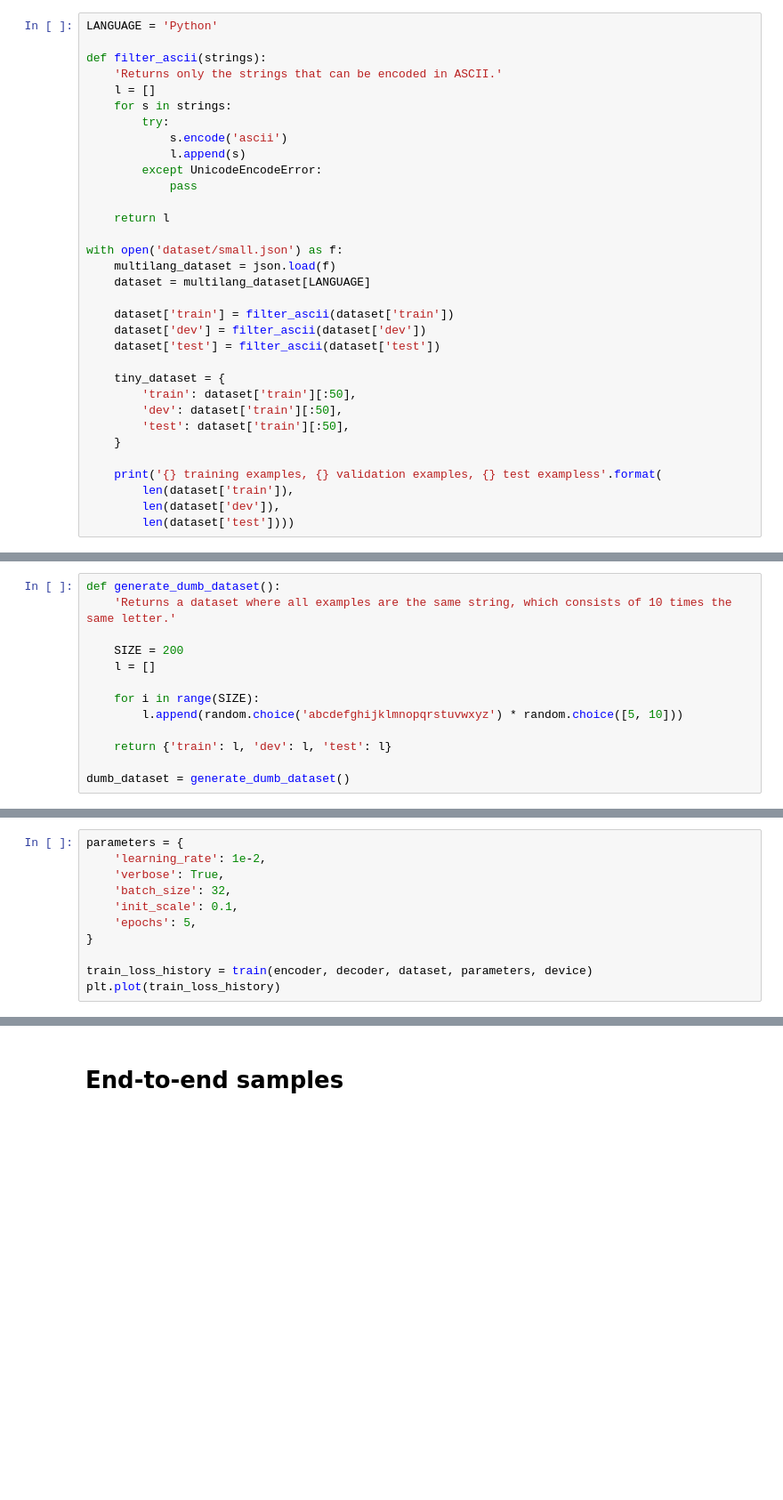
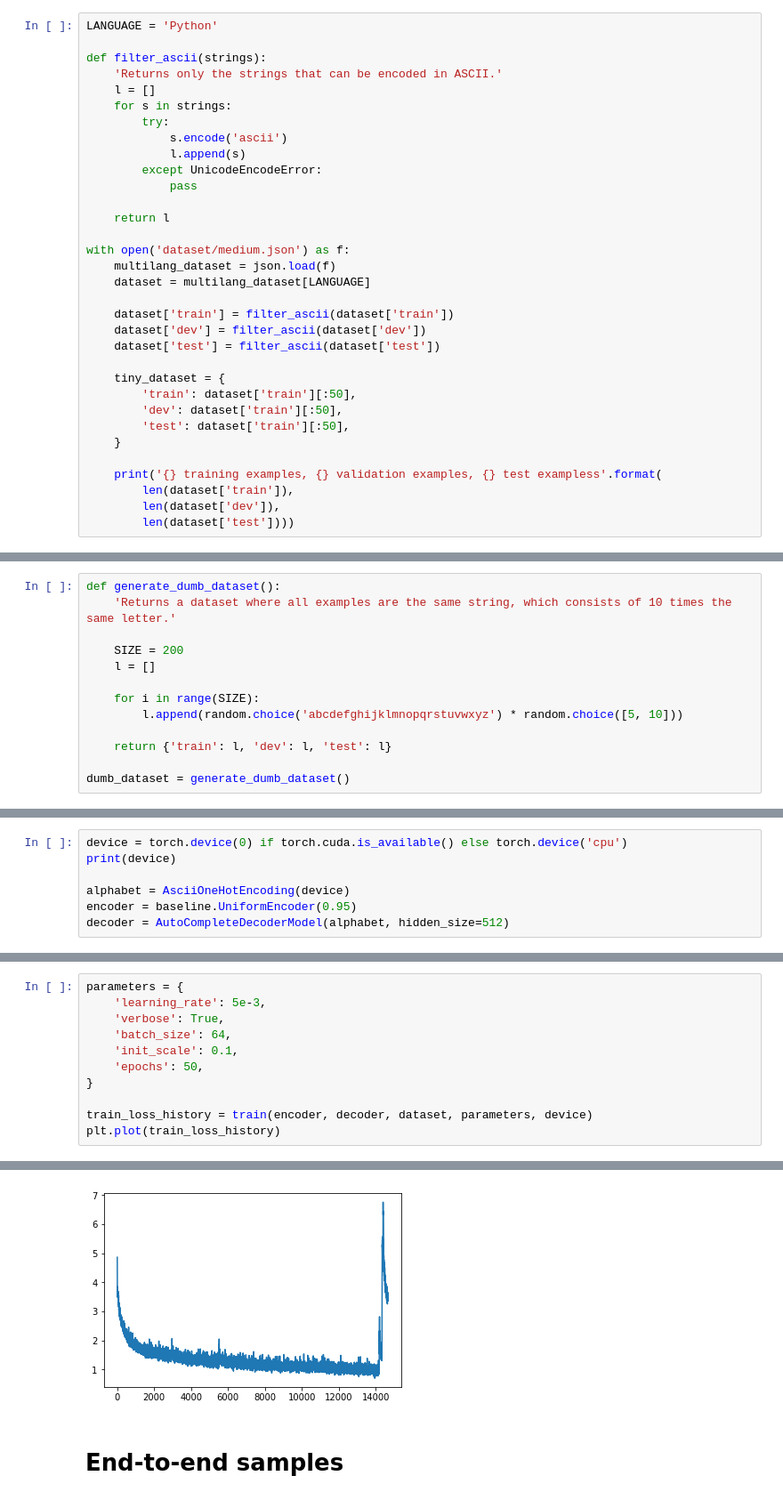
Before and after one commit to gpoesia/cs224n-project, a Jupyter notebook: Experiments.ipynb, the cells around one changed output, grey strips where cells are left out. Shown: that part at 89% size. Cells and saved outputs as stored; diff of their text form; blank space fills up the shorter version.

```diff
--- a/Experiments.ipynb
+++ b/Experiments.ipynb
@@ -29,7 +30,7 @@ def filter_ascii(strings):
 
     return l
 
-with open('dataset/small.json') as f:
+with open('dataset/medium.json') as f:
     multilang_dataset = json.load(f)
     dataset = multilang_dataset[LANGUAGE]
 
@@ -70,0 +66,7 @@ device = torch.device(0) if torch.cuda.is_available() else torch.device('cpu')
+# %%
+device = torch.device(0) if torch.cuda.is_available() else torch.device('cpu')
+print(device)
+
+alphabet = AsciiOneHotEncoding(device)
+encoder = baseline.UniformEncoder(0.95)
+decoder = AutoCompleteDecoderModel(alphabet, hidden_size=512)
@@ -71,10 +75,10 @@ device = torch.device(0) if torch.cuda.is_available() else torch.device('cpu')
 # %%
 parameters = {
-    'learning_rate': 1e-2,
+    'learning_rate': 5e-3,
     'verbose': True,
-    'batch_size': 32,
+    'batch_size': 64,
     'init_scale': 0.1,
-    'epochs': 5,
+    'epochs': 50,
 }
 
 train_loss_history = train(encoder, decoder, dataset, parameters, device)
@@ -85,3 +105,4 @@ KeyboardInterrupt:
+[figure, added]
 # %% [markdown]
 # End-to-end samples
 # %%
```
Also changed, not shown: parts of 6 cells of this notebook, 1 other file.
